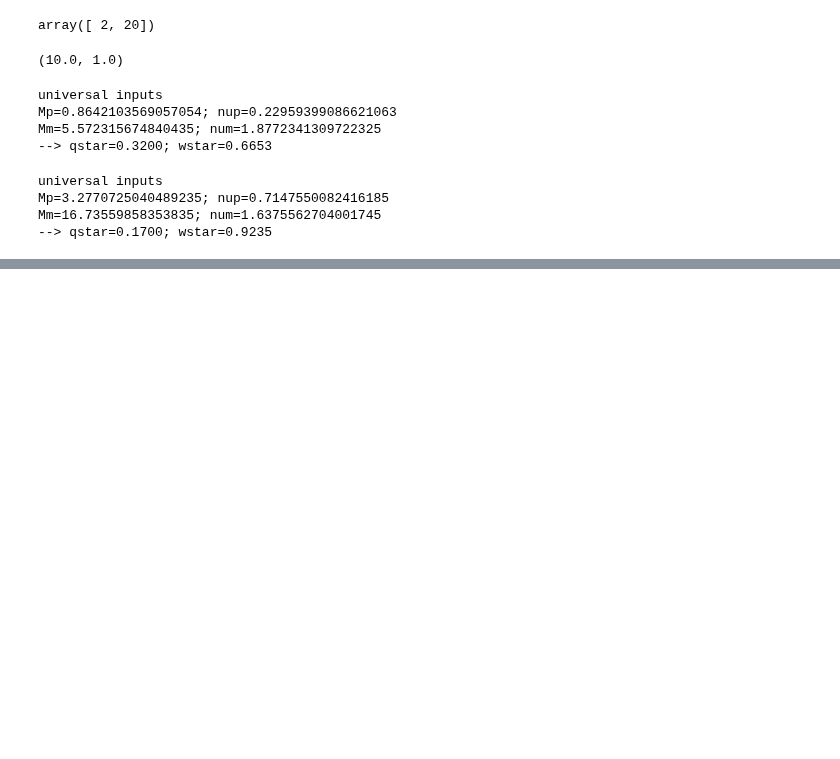
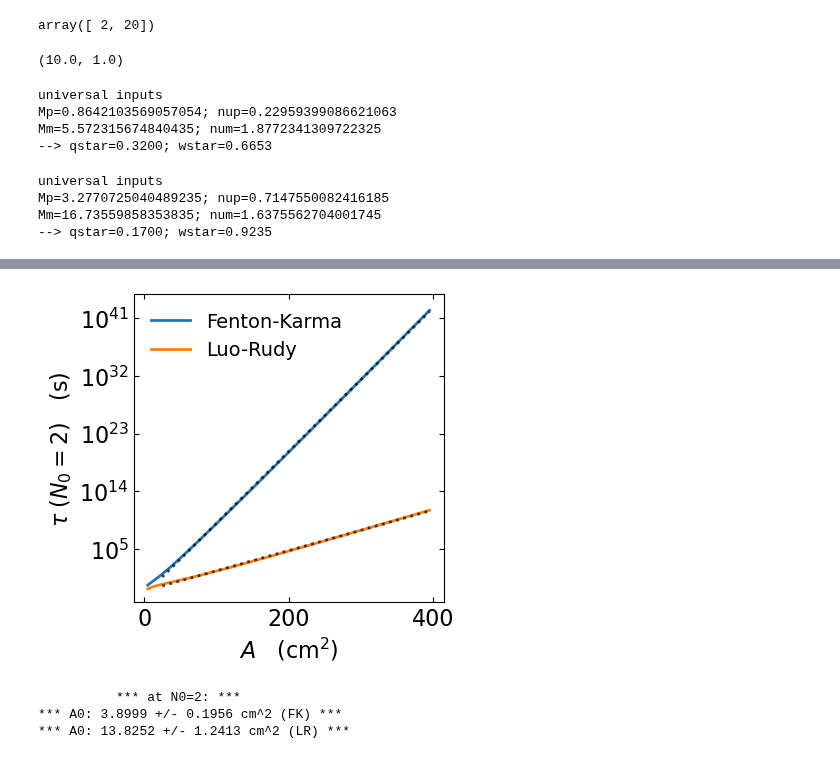
Before and after one commit to timtyree/bgmc, a Jupyter notebook: python/Simulating the paired birth death process.ipynb, the cells around one changed output, grey strips where cells are left out. Cells and saved outputs as stored; diff of their text form; code cells hidden in the pictures; blank space fills up the shorter version.

Commit message:
determined characteristic areas for exponential termination scaling law

```diff
--- a/python/Simulating the paired birth death process.ipynb
+++ b/python/Simulating the paired birth death process.ipynb
@@ -998,0 +1151,56 @@ plt.show()
+# %%
+#basic scatter plot of the data at N_0 given
+# xlim
+figsize=(4,4)
+fontsize=16
+markersize=10
+alpha=1.0
+# ylim = (0.0005007487135910895, 5.156057164412211e+44)
+# alpha=0.7
+fig,ax=plt.subplots(figsize=figsize)
+#plot data
+# df_tau_fk[df_tau_fk['N0']==N0].plot.scatter(x='A',y='tau',s=markersize,alpha=alpha,ax=ax,label='Fenton-Karma',color='C0')
+# df_tau_lr[df_tau_lr['N0']==N0].plot.scatter(x='A',y='tau',s=markersize,alpha=alpha,ax=ax,label='Luo-Rudy',color='C1')
+df_tau_fk[df_tau_fk['N0']==N0].plot(x='A',y='tau',alpha=alpha,ax=ax,label='Fenton-Karma',color='C0',lw=2)
+df_tau_lr[df_tau_lr['N0']==N0].plot(x='A',y='tau',alpha=alpha,ax=ax,label='Luo-Rudy',color='C1',lw=2)
+
+#plot the fits as dotted lines
+# xv,yv=df_tau_fk[df_tau_fk['N0']==N0][['A','tau']].values.T
+xv,yv=df_tau_fk[(df_tau_fk['N0']==N0)&(df_tau_fk['A']>=25)][['A','tau']].values.T
+B,Delta_B,m,Delta_m,Rsq=fit_exponential(xv,yv)
+xvfk=xv.copy()
+yvhatfk=np.exp(xv*m+B)
+# yvhatfk=-B*np.exp(xv*m)
+# yvhatfk=1e-3*np.exp(xv*m)
+# yvhatfk=np.exp(xvfk/A0fk-B)
+ax.plot(xvfk,yvhatfk,'k:',alpha=0.7,lw=2)
+
+
+xv,yv=df_tau_lr[(df_tau_lr['N0']==N0)&(df_tau_lr['A']>=25)][['A','tau']].values.T
+B,Delta_B,m,Delta_m,Rsq=fit_exponential(xv,yv)
+xvlr=xv.copy()
+# yvhatlr=np.exp(xv*m-B)
+yvhatlr=np.exp(B)*np.exp(xv*m)
+ax.plot(xvlr,yvhatlr,'k:',alpha=0.7,lw=2)
+
+# format_plot
+# format_plot(ax=ax,xlabel=r'$A$   (cm$^2$)',ylabel=r'$\tau(N_0)$   (s)',fontsize=fontsize)
+format_plot(ax=ax,xlabel=r'$A$   (cm$^2$)',ylabel=r'$\tau\;$($N_0=$'+f'{N0})   (s)',fontsize=fontsize)
+# ax.set_title(model_name,fontsize=fontsize)
+ax.set_yscale('log')
+# plt.tight_layout()
+ax.tick_params(top=True, right=True,direction='in',which='both')
+ax.legend(fontsize=fontsize-2,frameon=False,loc='upper left')
+ax.set_ylim(ylim)
+# ax.set_ylim(xlim)
+plt.show()
+# %% [output]
+[figure, added]
+# %%
+print(f"\t  *** at {N0=}: ***")
+print(f"*** A0: {A0fk:.4f} +/- {Delta_A0fk:.4f} cm^2 (FK) ***")
+print(f"*** A0: {A0lr:.4f} +/- {Delta_A0lr:.4f} cm^2 (LR) ***")
+# %% [output]
+          *** at N0=2: ***
+*** A0: 3.8999 +/- 0.1956 cm^2 (FK) ***
+*** A0: 13.8252 +/- 1.2413 cm^2 (LR) ***
```
Also changed, not shown: parts of 11 cells of this notebook, 1 other file.
